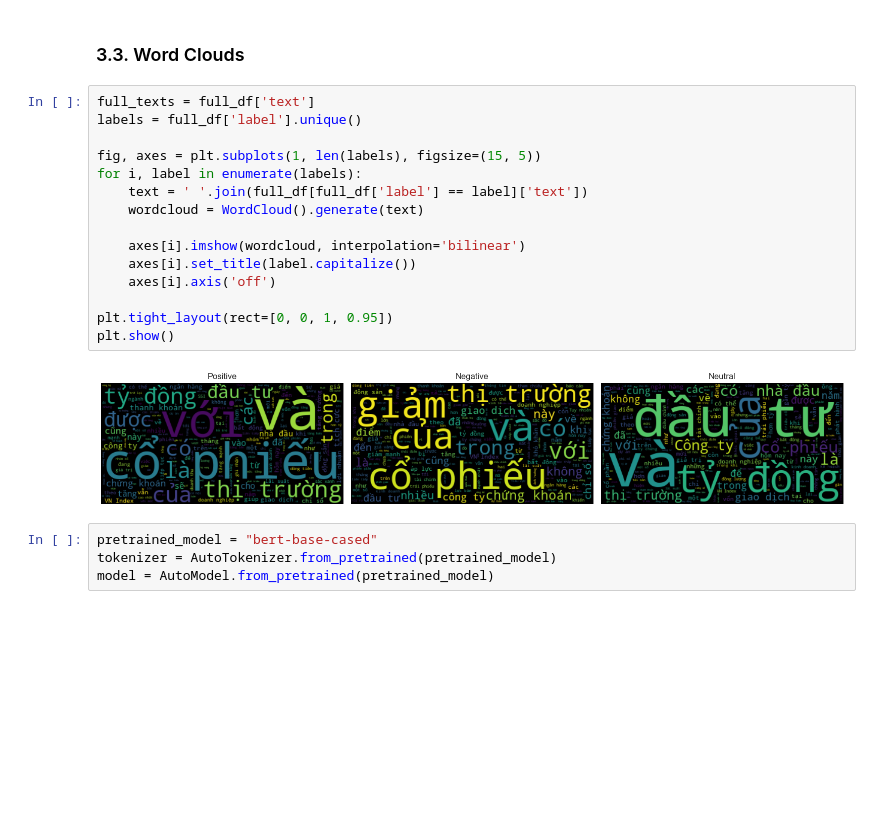
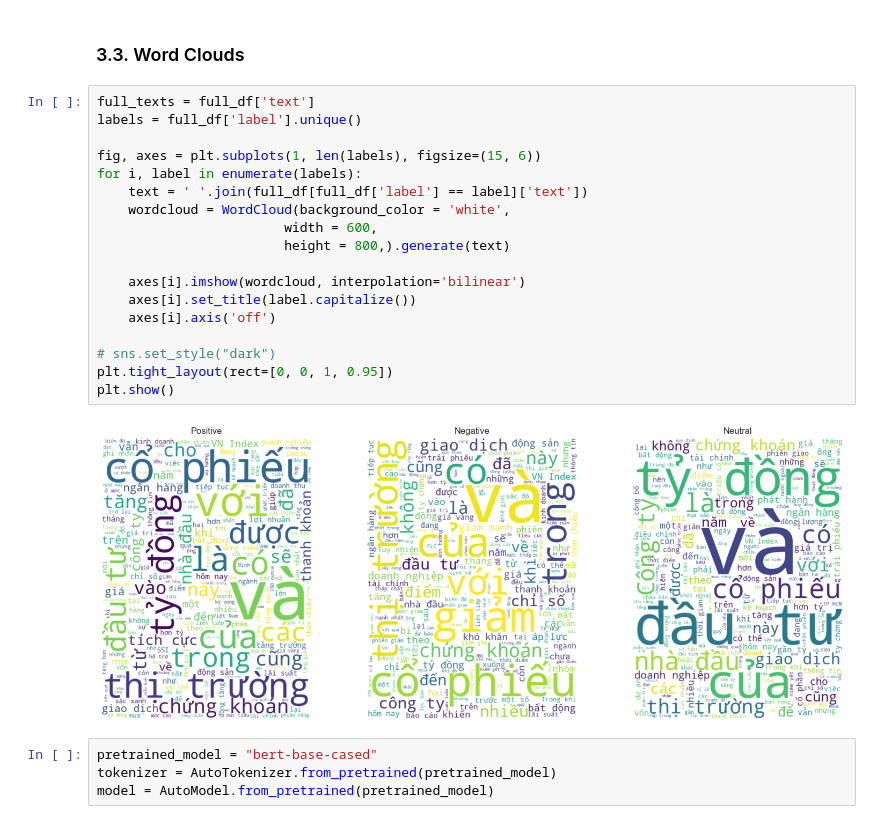
Before and after one commit to helloitsurdvq/VietnameseStockArticleClassification, a Jupyter notebook: source/01_eda.ipynb, the cells around one changed output. Cells and saved outputs as stored; diff of their text form; blank space fills up the shorter version.

```diff
--- a/source/01_eda.ipynb
+++ b/source/01_eda.ipynb
@@ -163,20 +162,23 @@ plt.show()
 # %%
 full_texts = full_df['text']
 labels = full_df['label'].unique()
 
-fig, axes = plt.subplots(1, len(labels), figsize=(15, 5))
+fig, axes = plt.subplots(1, len(labels), figsize=(15, 6))
 for i, label in enumerate(labels):
     text = ' '.join(full_df[full_df['label'] == label]['text'])
-    wordcloud = WordCloud().generate(text)
+    wordcloud = WordCloud(background_color = 'white',
+                        width = 600,
+                        height = 800,).generate(text)
 
     axes[i].imshow(wordcloud, interpolation='bilinear')
     axes[i].set_title(label.capitalize())
     axes[i].axis('off')
 
+# sns.set_style("dark")
 plt.tight_layout(rect=[0, 0, 1, 0.95])
 plt.show()
 # %% [output]
-[figure, old version]
+[figure, new version]
 # %%
 pretrained_model = "bert-base-cased"
 tokenizer = AutoTokenizer.from_pretrained(pretrained_model)
```
Also changed, not shown: parts of 1 cell of this notebook, 2 other files.
